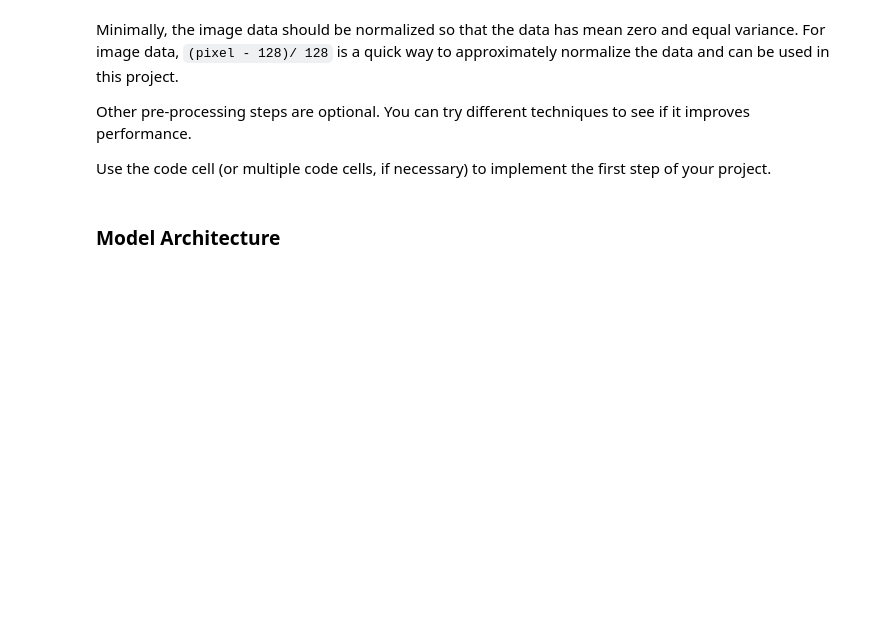
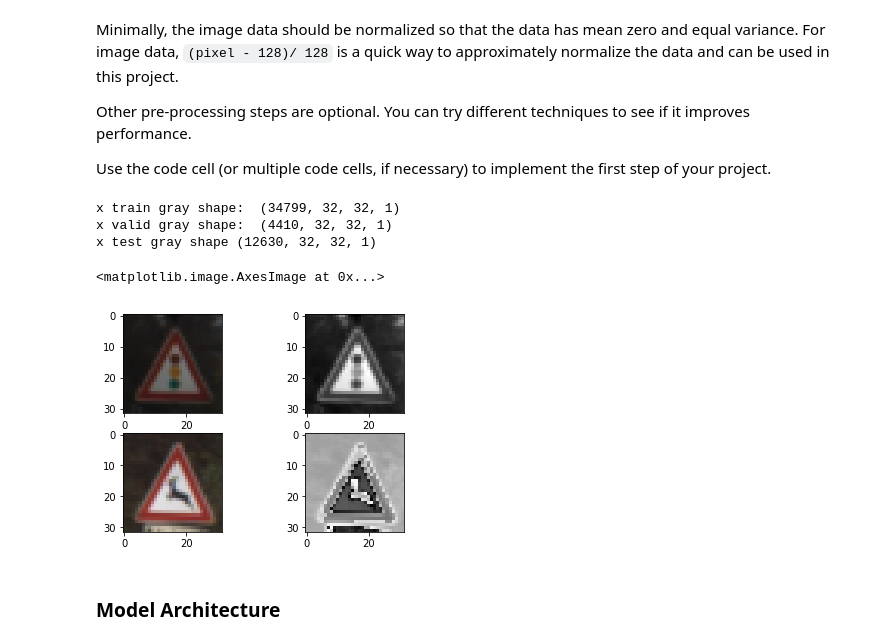
Before and after one commit to aloksh85/CarND-Traffic-Sign-Classifier-Project, a Jupyter notebook: Traffic_Sign_Classifier.ipynb, the cells around one changed output. Cells and saved outputs as stored; diff of their text form; code cells hidden in the pictures; blank space fills up the shorter version.

```diff
--- a/Traffic_Sign_Classifier.ipynb
+++ b/Traffic_Sign_Classifier.ipynb
@@ -152,19 +152,31 @@ Use the code cell (or multiple code cells, if necessary) to implement the first
 # %%
 ### Preprocess the data here. It is required to normalize the data. Other preprocessing steps could include
 ### converting to grayscale, etc.
 ### Feel free to use as many code cells as needed.
-
+import numpy as np
 X_train_norm = (X_train - 128)/128
 X_valid_norm = (X_valid - 128)/128
 X_test_norm = (X_test -128)/128
 
-# X_train_grayscale = X_train_norm[:,:,:,0]*0.299 + X_train_norm[:,:,:,1]*0.587 + X_train_norm[:,:,:,2]*0.114
-# X_valid_grayscale = X_valid_norm[:,:,:,0]*0.299 + X_valid_norm[:,:,:,1]*0.587 + X_valid_norm[:,:,:,2]*0.114
-# X_test_grayscale = X_test_norm[:,:,:,0]*0.299 + X_test_norm[:,:,:,1]*0.587 + X_test_norm[:,:,:,2]*0.114
+X_train_grayscale = np.dot(X_train_norm[:,:,:,:3],[0.299, 0.587,0.114]).reshape(n_train,32,32,1)
+X_valid_grayscale = np.dot(X_valid_norm[:,:,:,:3],[0.299, 0.587,0.114]).reshape(n_validation,32,32,1)
+X_test_grayscale = np.dot(X_test_norm[:,:,:,:3],[0.299,0.587,0.114]).reshape(n_test,32,32,1)
 
-# print(X_train_grayscale.shape)
-# print(X_valid_grayscale.shape)
-# print(X_test_grayscale.shape)
+
+print('x train gray shape: ',X_train_grayscale.shape)
+print('x valid gray shape: ',X_valid_grayscale.shape)
+print('x test gray shape',X_test_grayscale.shape)
+f,axarr = plt.subplots(2,2)
+axarr[1,0].imshow(X_train[500,:,:,:])
+axarr[1,1].imshow(X_train_grayscale[500,:,:,0],cmap='gray')
+axarr[0,0].imshow(X_valid[200])
+axarr[0,1].imshow(X_valid_grayscale[200,:,:,0],cmap='gray')
+# %% [output]
+x train gray shape:  (34799, 32, 32, 1)
+x valid gray shape:  (4410, 32, 32, 1)
+x test gray shape (12630, 32, 32, 1)
+<matplotlib.image.AxesImage at 0x...>
+[figure, added]
 # %% [markdown]
 ### Model Architecture
 # %%
```
Also changed, not shown: parts of 6 cells of this notebook.
